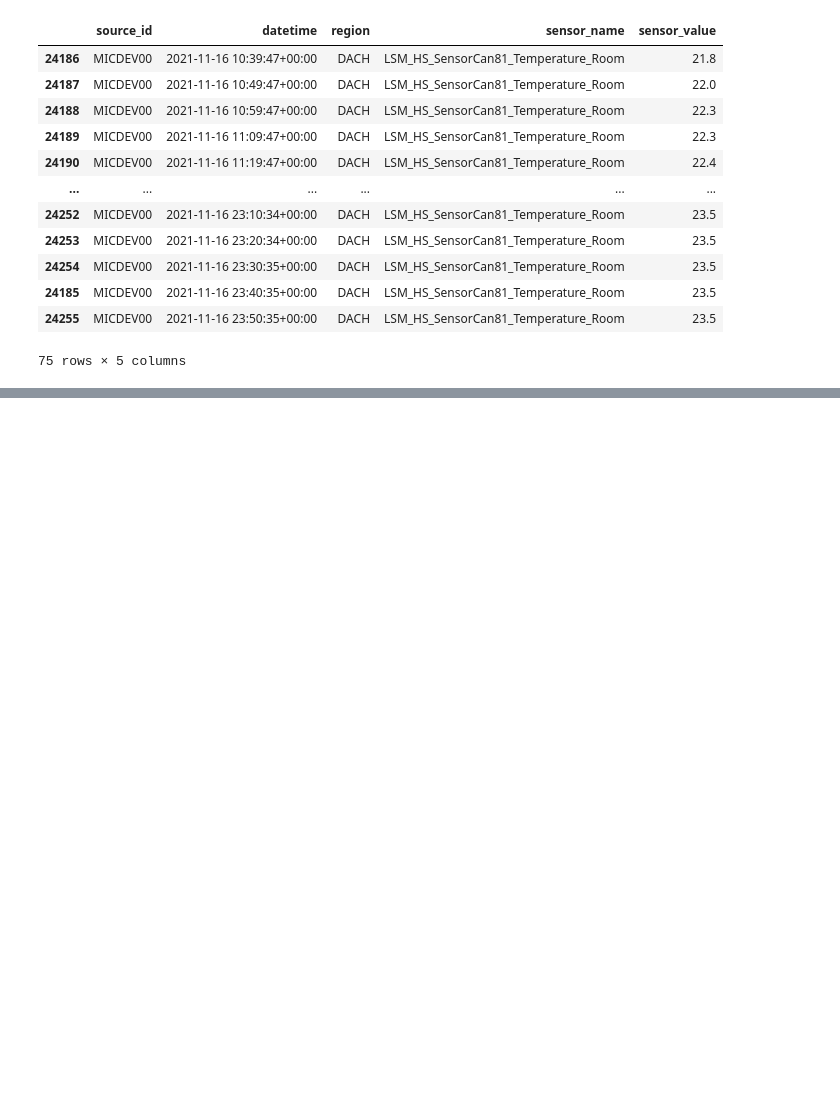
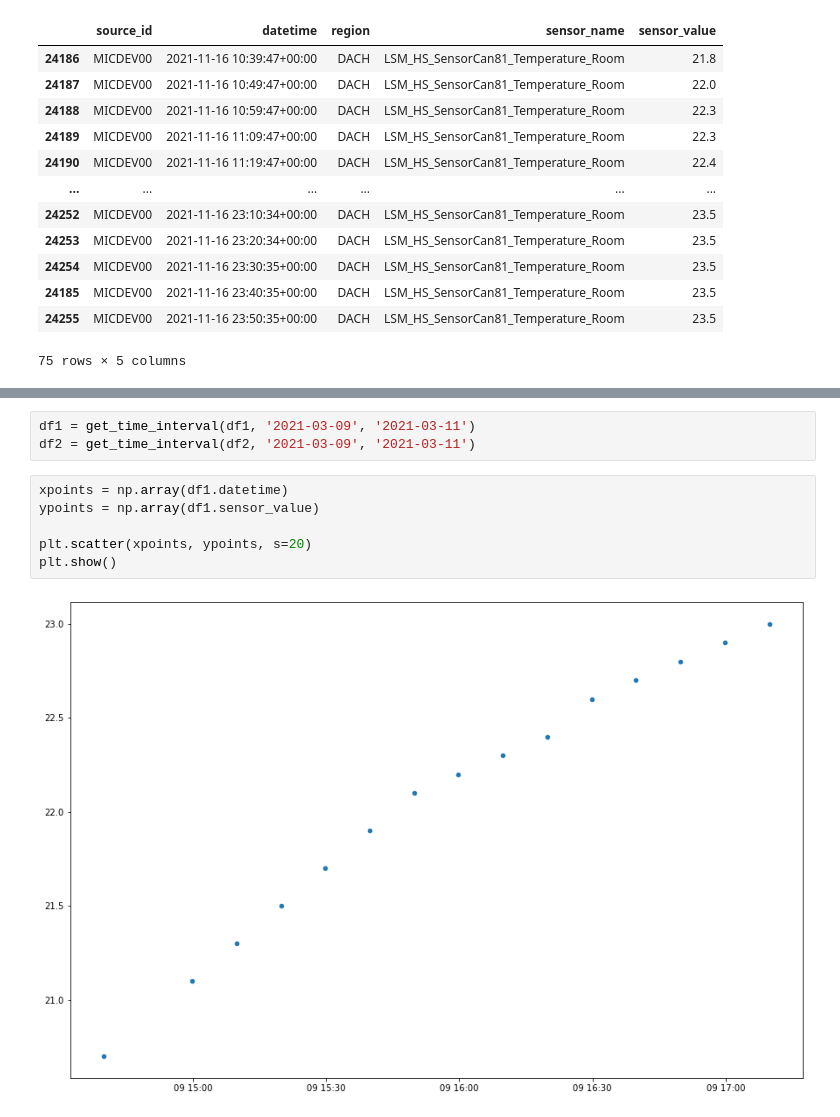
Before and after one commit to IceMikl/HackTum2021, a Jupyter notebook: data_processing.ipynb, the cells around one changed output, grey strips where cells are left out. Drawn from its saved outputs; the diff is of its cells as text; blank space fills up the shorter version.

```diff
--- a/data_processing.ipynb
+++ b/data_processing.ipynb
@@ -123,0 +155,11 @@ get_time_interval(new_df, '2021-11-16', '2021-11-17')
+# %%
+df1 = get_time_interval(df1, '2021-03-09', '2021-03-11')
+df2 = get_time_interval(df2, '2021-03-09', '2021-03-11')
+# %%
+xpoints = np.array(df1.datetime)
+ypoints = np.array(df1.sensor_value)
+
+plt.scatter(xpoints, ypoints, s=20)
+plt.show()
+# %% [output]
+[figure, added]
```
Also changed, not shown: parts of 8 cells of this notebook.
